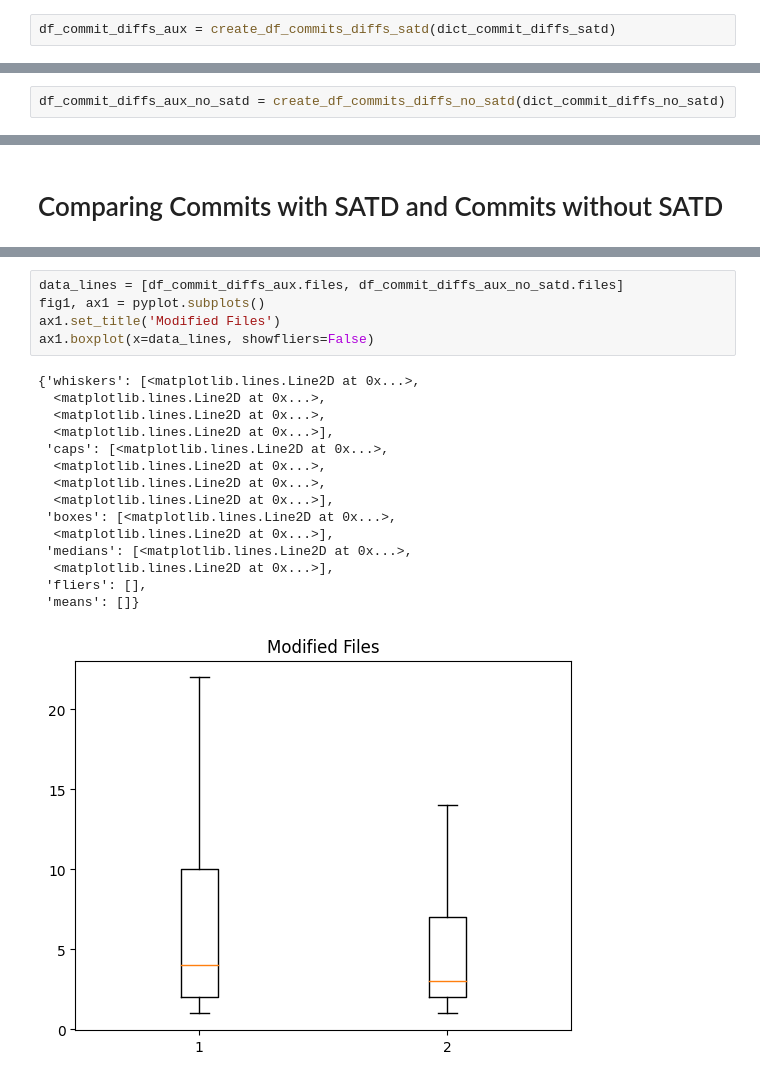
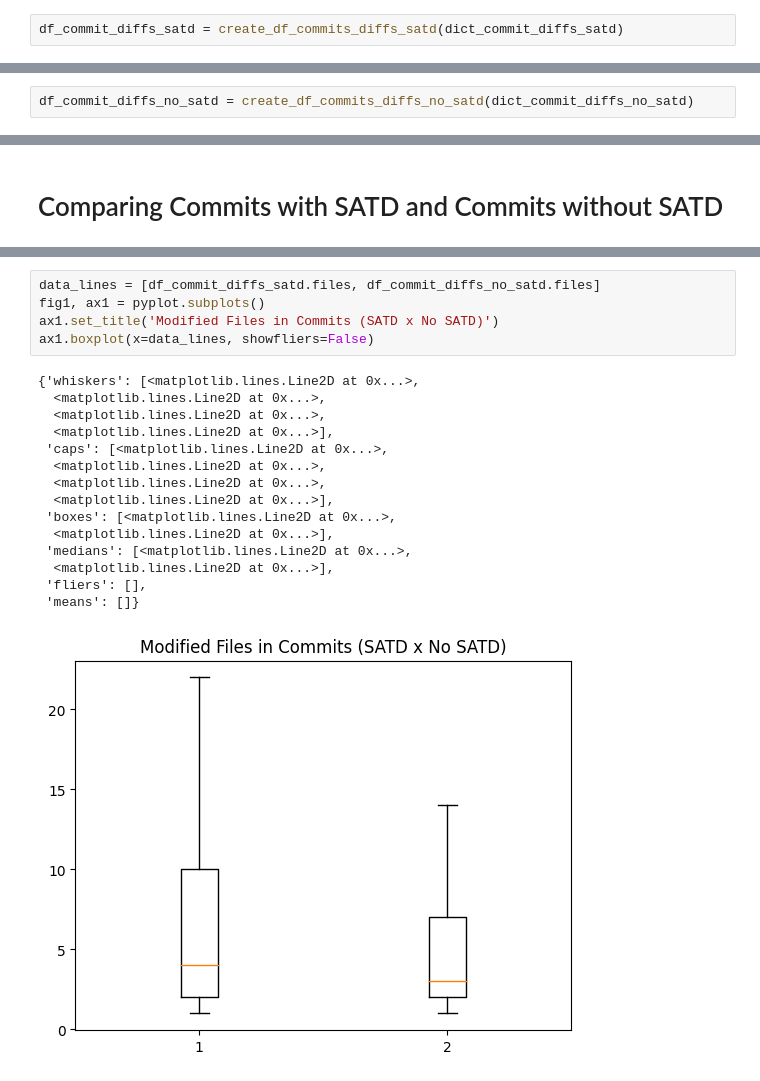
Before and after one commit to armandossrecife/my_validation3, a Jupyter notebook: my_analysis_cassandra.ipynb, the cells around one changed output, grey strips where cells are left out. Saved outputs shown, nothing was run; the diff lists cells and outputs as text.

```diff
--- a/my_analysis_cassandra.ipynb
+++ b/my_analysis_cassandra.ipynb
@@ -1179,4 +1179,4 @@ Aguarde...
 # %% [markdown]
 **Cria um dataframe para representar o resultado da análise de SATD Keywords dos Diffs dos commits**
 # %%
-df_commit_diffs_aux = create_df_commits_diffs_satd(dict_commit_diffs_satd)
+df_commit_diffs_satd = create_df_commits_diffs_satd(dict_commit_diffs_satd)
@@ -1247,4 +1284,4 @@ dict_commit_diffs_no_satd = my_satd_commit_analyzer.analyze_commit_diffs_for_no_
 # %% [output]
 Aguarde...
 # %%
-df_commit_diffs_aux_no_satd = create_df_commits_diffs_no_satd(dict_commit_diffs_no_satd)
+df_commit_diffs_no_satd = create_df_commits_diffs_no_satd(dict_commit_diffs_no_satd)
@@ -1336,21 +1404,21 @@ ax1.boxplot(x=data_lines, showfliers=False)
 # %%
-data_lines = [df_commit_diffs_aux.files, df_commit_diffs_aux_no_satd.files]
+data_lines = [df_commit_diffs_satd.files, df_commit_diffs_no_satd.files]
 fig1, ax1 = pyplot.subplots()
-ax1.set_title('Modified Files')
+ax1.set_title('Modified Files in Commits (SATD x No SATD)')
 ax1.boxplot(x=data_lines, showfliers=False)
 # %% [output]
 {'whiskers': [<matplotlib.lines.Line2D at 0x...>,
   <matplotlib.lines.Line2D at 0x...>,
   <matplotlib.lines.Line2D at 0x...>,
   <matplotlib.lines.Line2D at 0x...>],
  'caps': [<matplotlib.lines.Line2D at 0x...>,
   <matplotlib.lines.Line2D at 0x...>,
   <matplotlib.lines.Line2D at 0x...>,
   <matplotlib.lines.Line2D at 0x...>],
  'boxes': [<matplotlib.lines.Line2D at 0x...>,
   <matplotlib.lines.Line2D at 0x...>],
  'medians': [<matplotlib.lines.Line2D at 0x...>,
   <matplotlib.lines.Line2D at 0x...>],
  'fliers': [],
  'means': []}
-[figure, old version]
+[figure, new version]
```
Also changed, not shown: parts of 27 cells of this notebook.
